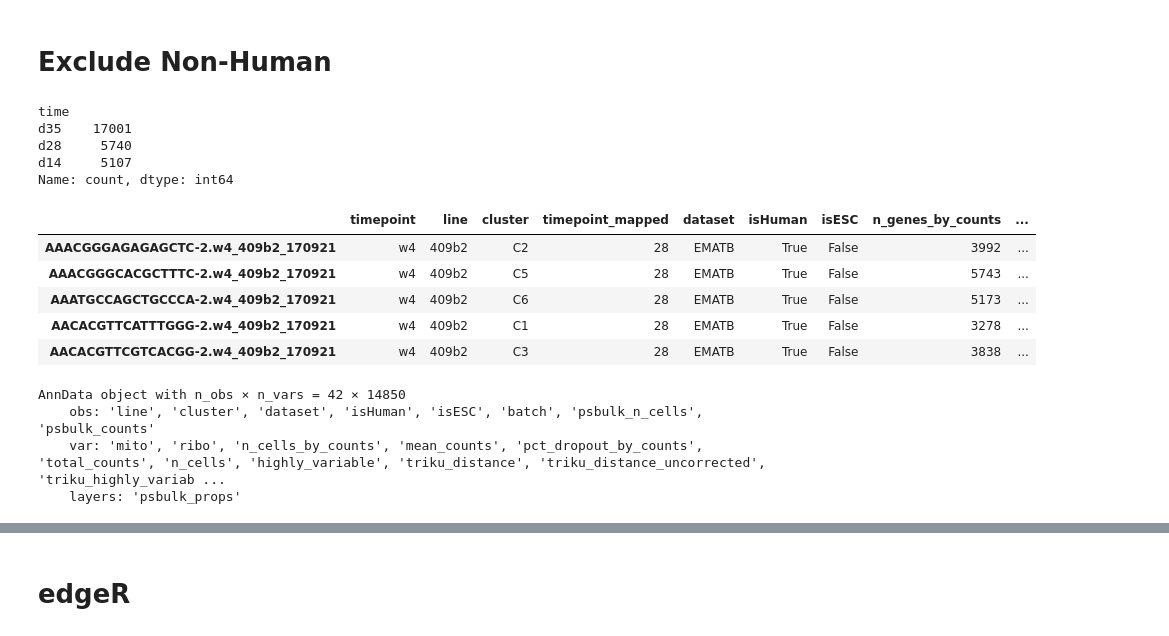
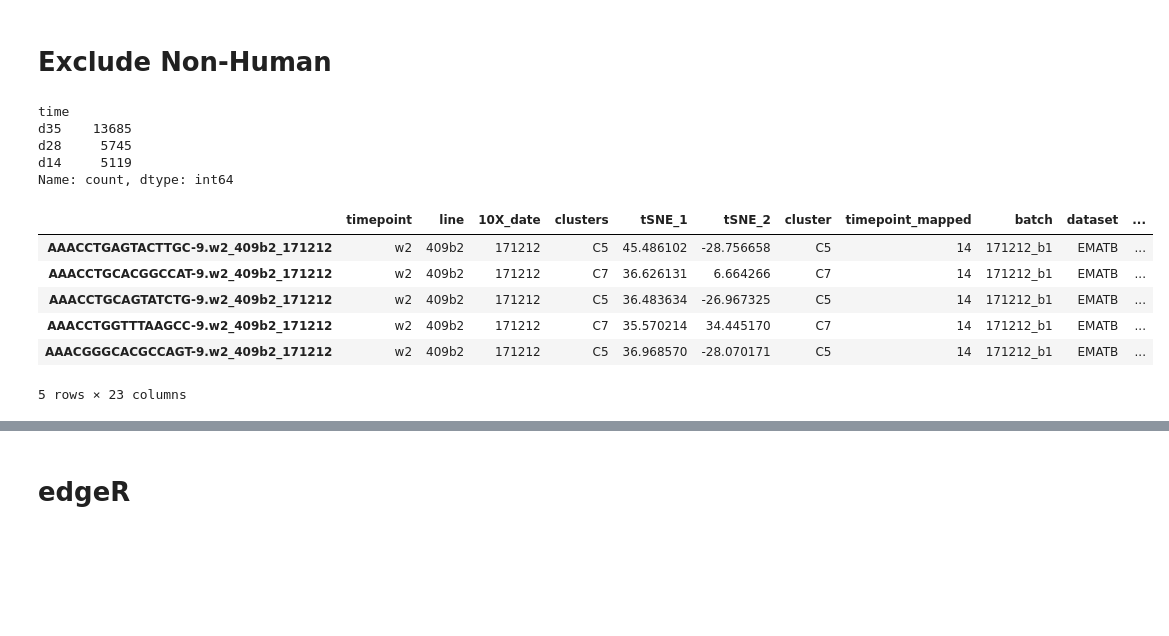
Before and after one commit to vessemer/INeurons, a Jupyter notebook: IPython/DGE.ipynb, the cells around one changed output, grey strips where cells are left out. Cells and saved outputs as stored; diff of their text form; code cells hidden in the pictures; blank space fills up the shorter version.

```diff
--- a/IPython/DGE.ipynb
+++ b/IPython/DGE.ipynb
@@ -88,11 +88,9 @@ adata.obs['time'] = adata.obs.timepoint_mapped.apply(
     lambda x: 'd{}'.format(x)).copy()
 adata.obs['isHuman'] = adata.obs.line.apply(
     lambda x: x.lower() in config.HUMANS).copy()
-# %%
-adata.obs['batch'] = 'b1'
 # %%
 adata.obs['sample'] = adata.obs.line.astype(str) \
-    + '_' + adata.obs.batch \
+    + '_' + adata.obs.batch.astype(str) \
     + '_' + adata.obs.timepoint_mapped.astype(str)
 # %%
 obs_to_keep = ["sample", "cluster", "batch", "line", "time", "isHuman"]
@@ -101,4 +99,6 @@ obs_to_keep = ["sample", "cluster", "batch", "line", "time", "isHuman"]
 # to the counts layer to ensure the pseudo-replicates
 # are created for raw counts.
 # adata.layers['counts'] = adata.X.copy()
+if config.PROTO.SUBSET.USE_HIGHLY_VARIABLE:
+    adata = adata[:, adata.var.highly_variable]
 adata.X = adata.layers["counts"].copy()
@@ -108,31 +119,25 @@ adata.X = adata.layers["counts"].copy()
 adata.obs.time.value_counts()
 # %% [output]
 time
-d35    17001
-d28     5740
-d14     5107
+d35    13685
+d28     5745
+d14     5119
 Name: count, dtype: int64
 # %%
 idxs = np.prod([
-    adata.obs.time.apply(lambda x: x in [ 'd28']),#, 'd35' ]),
+    adata.obs.time.apply(lambda x: x in [ 'd14']),#, 'd35' ]),
     # adata.obs.line.apply(lambda x: x.lower() in config.HUMANS),
 ], axis=0, dtype=np.bool_)
 selected = adata[idxs, :].copy()
 selected.obs.head()
 # %% [output]
-|  | timepoint | line | cluster | timepoint_mapped | dataset | isHuman | isESC | n_genes_by_counts | ... |
-| AAACGGGAGAGAGCTC-2.w4_409b2_170921 | w4 | 409b2 | C2 | 28 | EMATB | True | False | 3992 | ... |
-| AAACGGGCACGCTTTC-2.w4_409b2_170921 | w4 | 409b2 | C5 | 28 | EMATB | True | False | 5743 | ... |
-| AAATGCCAGCTGCCCA-2.w4_409b2_170921 | w4 | 409b2 | C6 | 28 | EMATB | True | False | 5173 | ... |
-| AACACGTTCATTTGGG-2.w4_409b2_170921 | w4 | 409b2 | C1 | 28 | EMATB | True | False | 3278 | ... |
-| AACACGTTCGTCACGG-2.w4_409b2_170921 | w4 | 409b2 | C3 | 28 | EMATB | True | False | 3838 | ... |
+|  | timepoint | line | 10X_date | clusters | tSNE_1 | tSNE_2 | cluster | timepoint_mapped | batch | dataset | ... |
+| AAACCTGAGTACTTGC-9.w2_409b2_171212 | w2 | 409b2 | 171212 | C5 | 45.486102 | -28.756658 | C5 | 14 | 171212_b1 | EMATB | ... |
+| AAACCTGCACGGCCAT-9.w2_409b2_171212 | w2 | 409b2 | 171212 | C7 | 36.626131 | 6.664266 | C7 | 14 | 171212_b1 | EMATB | ... |
+| AAACCTGCAGTATCTG-9.w2_409b2_171212 | w2 | 409b2 | 171212 | C5 | 36.483634 | -26.967325 | C5 | 14 | 171212_b1 | EMATB | ... |
+| AAACCTGGTTTAAGCC-9.w2_409b2_171212 | w2 | 409b2 | 171212 | C7 | 35.570214 | 34.445170 | C7 | 14 | 171212_b1 | EMATB | ... |
+| AAACGGGCACGCCAGT-9.w2_409b2_171212 | w2 | 409b2 | 171212 | C5 | 36.968570 | -28.070171 | C5 | 14 | 171212_b1 | EMATB | ... |
+5 rows × 23 columns
-# %%
-adata_pb
-# %% [output]
-AnnData object with n_obs × n_vars = 42 × 14850
-    obs: 'line', 'cluster', 'dataset', 'isHuman', 'isESC', 'batch', 'psbulk_n_cells', 'psbulk_counts'
-    var: 'mito', 'ribo', 'n_cells_by_counts', 'mean_counts', 'pct_dropout_by_counts', 'total_counts', 'n_cells', 'highly_variable', 'triku_distance', 'triku_distance_uncorrected', 'triku_highly_variab ...
-    layers: 'psbulk_props'
 # %%
 if config.PROTO.PSEUDO_BULK.TYPE == 'decoupler':
     adata_pb = decoupler.get_pseudobulk(
```
Also changed, not shown: parts of 50 cells of this notebook.
